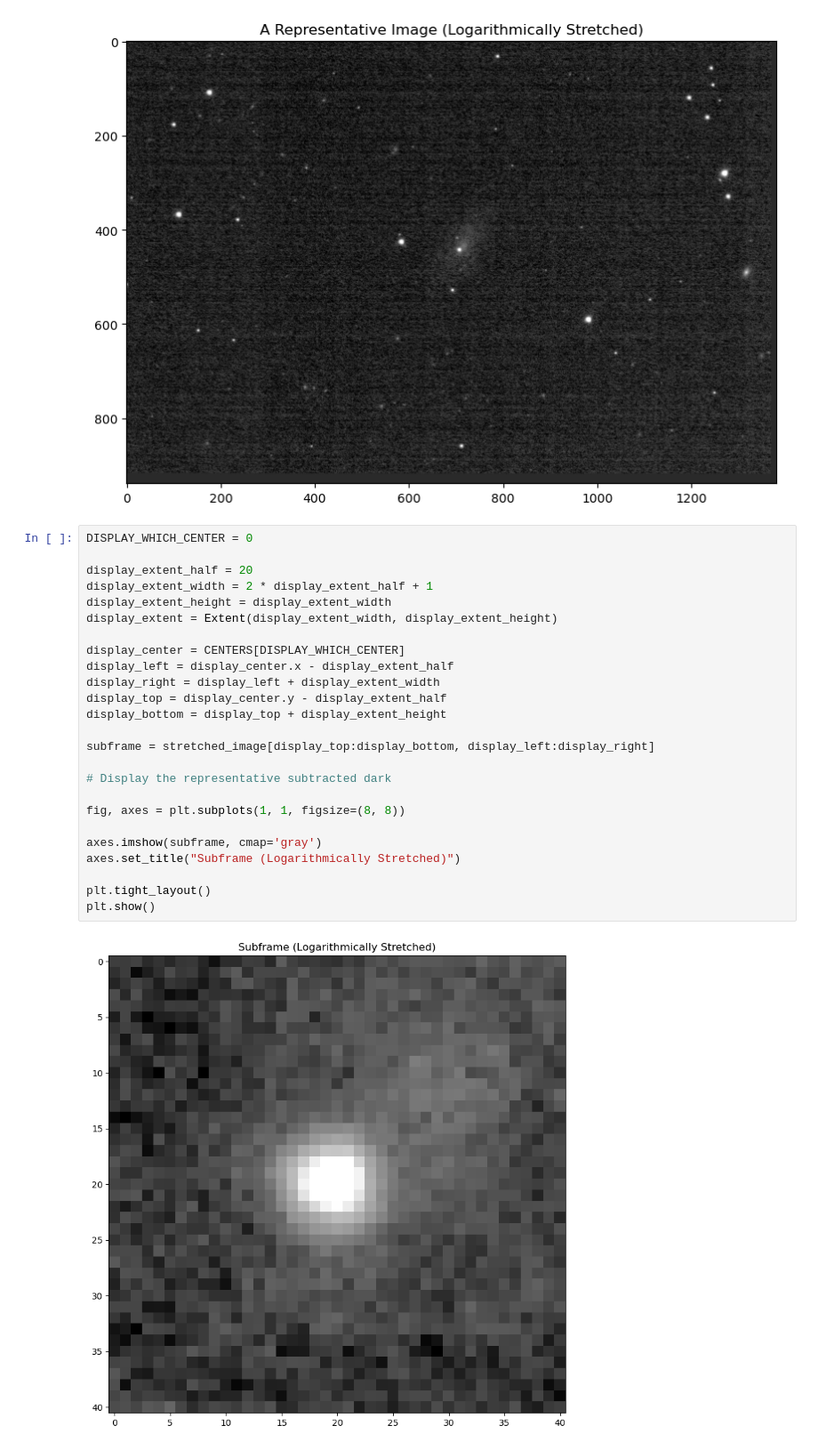
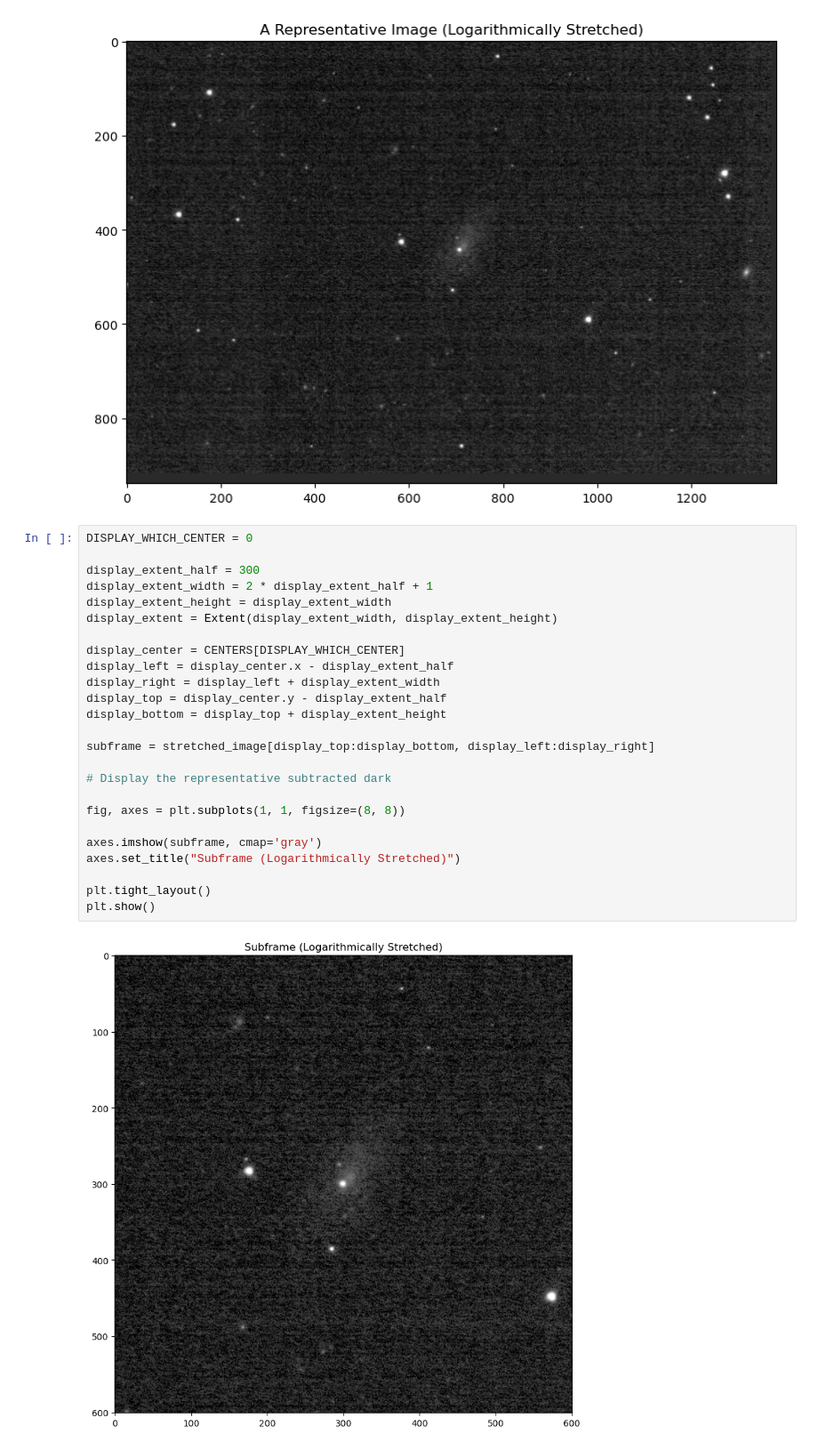
Before and after one commit to brianhill/supernova-observation, a Jupyter notebook: analyses/ZTF24aahgqwk/ZTF24aahgqwk-light_curve.ipynb, the cells around one changed output. Shown at 89% size. Saved outputs shown, nothing was run; the diff lists cells and outputs as text.

```diff
--- a/analyses/ZTF24aahgqwk/ZTF24aahgqwk-light_curve.ipynb
+++ b/analyses/ZTF24aahgqwk/ZTF24aahgqwk-light_curve.ipynb
@@ -145,27 +145,27 @@ Set OBSGEO-Z to  3851220.317 from OBSGEO-[LBH]'. [astropy.wcs.wcs]
 # %%
 DISPLAY_WHICH_CENTER = 0
 
-display_extent_half = 20
+display_extent_half = 300
 display_extent_width = 2 * display_extent_half + 1
 display_extent_height = display_extent_width
 display_extent = Extent(display_extent_width, display_extent_height)
 
 display_center = CENTERS[DISPLAY_WHICH_CENTER]
 display_left = display_center.x - display_extent_half
 display_right = display_left + display_extent_width
 display_top = display_center.y - display_extent_half
 display_bottom = display_top + display_extent_height
 
 subframe = stretched_image[display_top:display_bottom, display_left:display_right]
 
 # Display the representative subtracted dark
 
 fig, axes = plt.subplots(1, 1, figsize=(8, 8))
 
 axes.imshow(subframe, cmap='gray')
 axes.set_title("Subframe (Logarithmically Stretched)")
 
 plt.tight_layout()
 plt.show()
 # %% [output]
-[figure, old version]
+[figure, new version]
```
Also changed, not shown: parts of 11 cells of this notebook, 2 other files.
